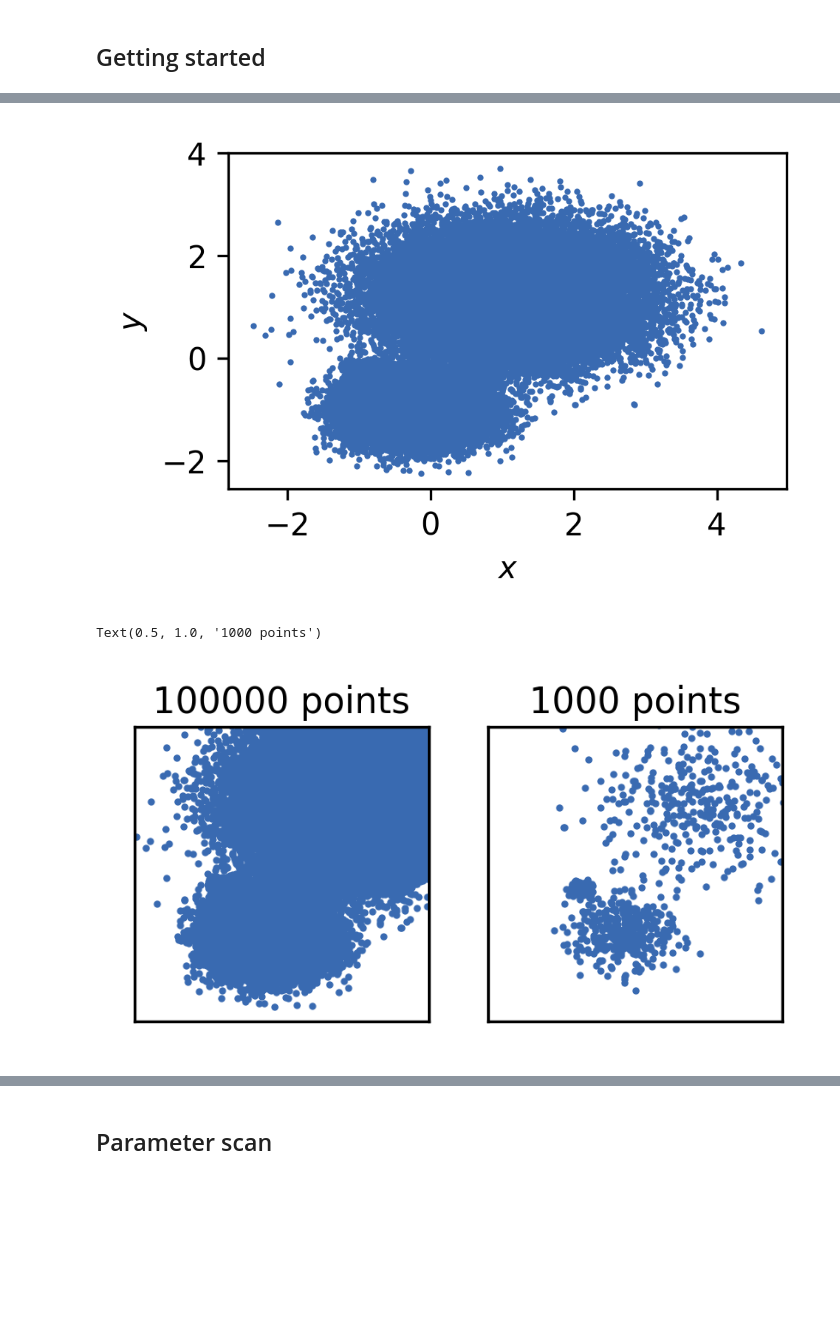
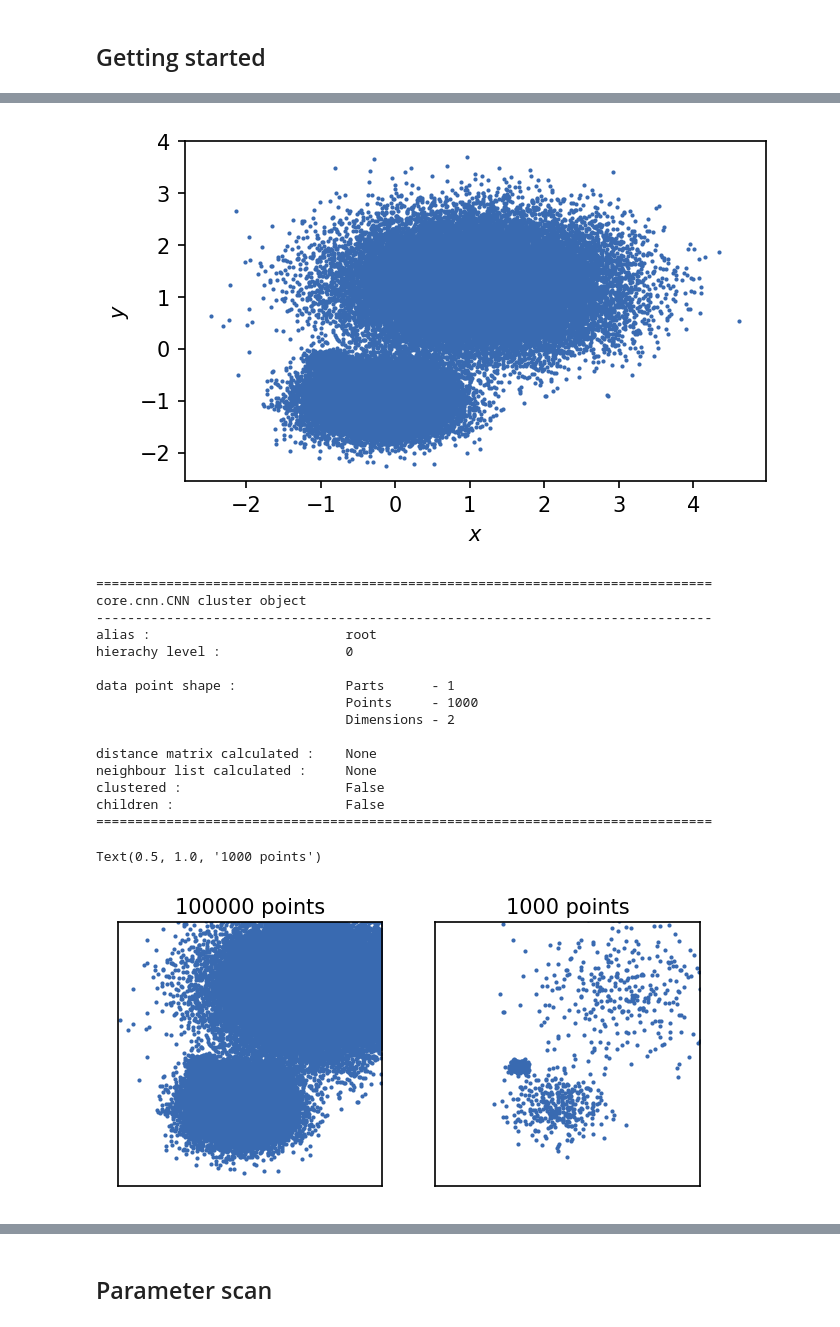
Before and after one commit to janjoswig/CommonNNClustering, a Jupyter notebook: tutorial/tutorial.ipynb, the cells around one changed output, grey strips where cells are left out. Cells and saved outputs as stored; diff of their text form; code cells hidden in the pictures; blank space fills up the shorter version.

```diff
--- a/tutorial/tutorial.ipynb
+++ b/tutorial/tutorial.ipynb
@@ -269,7 +261,7 @@ dblobs, _ = datasets.make_blobs(
 dblobs = StandardScaler().fit_transform(dblobs)
 # %%
 # Initialise clustering
-cobj = cnn.CNN(test=dblobs)
+cobj = cnn.CNN(points=dblobs)
 # %%
 # Get basic information about the cnn.CNN instance via cobj.__str__()
 print(cobj)
@@ -296,21 +285,41 @@ children :                               False
 # Plot the original data
 _ = cobj.evaluate()
 # %% [output]
-[figure, old version]
+[figure, new version]
 # %%
 # To make the clustering easier, reduce the number of points
 # (start, stop, stride)
-cobj.cut(points=(None, None, 100))
+robj = cobj.cut(points=(None, None, 100))
+# Equivalent to:
+#     >>> robj = cnn.CNN(points=cobj.data.points[slice(None, None, 100), :])
+# %%
+print(robj)
+# %% [output]
+===============================================================================
+core.cnn.CNN cluster object
+-------------------------------------------------------------------------------
+alias :                         root
+hierachy level :                0
+
+data point shape :              Parts      - 1
+                                Points     - 1000
+                                Dimensions - 2
+
+distance matrix calculated :    None
+neighbour list calculated :     None
+clustered :                     False
+children :                      False
+===============================================================================
 # %%
 # Plot the reduced data
 fig, Ax = plt.subplots(1, 2)
-_ = cobj.evaluate(ax=Ax[0], ax_props=ax_props, mode="test")
-_ = cobj.evaluate(ax=Ax[1], ax_props=ax_props)
-Ax[0].set_title(f"{cobj.test_shape['points'][0]} points", fontsize=10, pad=4)
-Ax[1].set_title(f"{cobj.train_shape['points'][0]} points", fontsize=10, pad=4)
+_ = cobj.evaluate(ax=Ax[0], ax_props=ax_props)
+_ = robj.evaluate(ax=Ax[1], ax_props=ax_props)
+Ax[0].set_title(f"{cobj.data.points.shape[0]} points", fontsize=10, pad=4)
+Ax[1].set_title(f"{robj.data.points.shape[0]} points", fontsize=10, pad=4)
 # %% [output]
 Text(0.5, 1.0, '1000 points')
-[figure, old version]
+[figure, new version]
 # %%
 # Looking at the distance distribution between points, can help to find an
 # initial value for the radius cutoff
```
Also changed, not shown: parts of 31 cells of this notebook, 4 other files.
